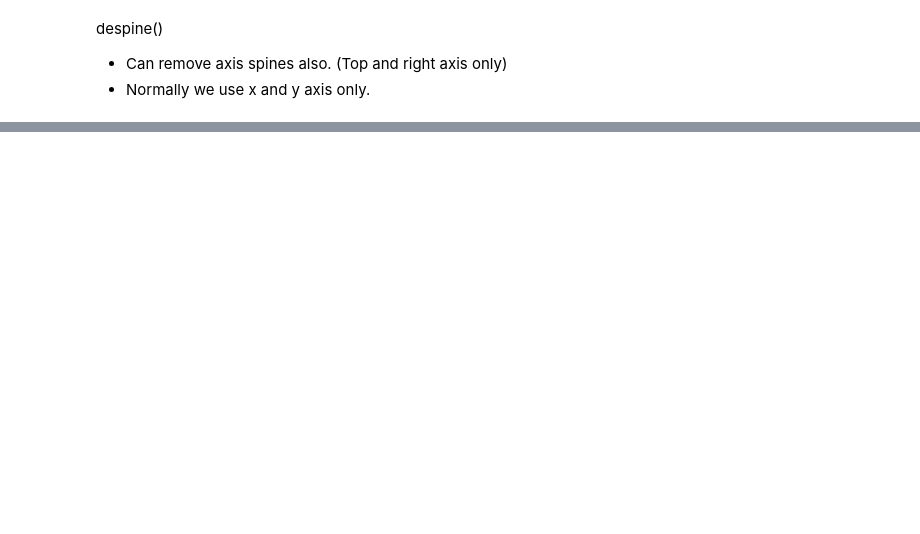
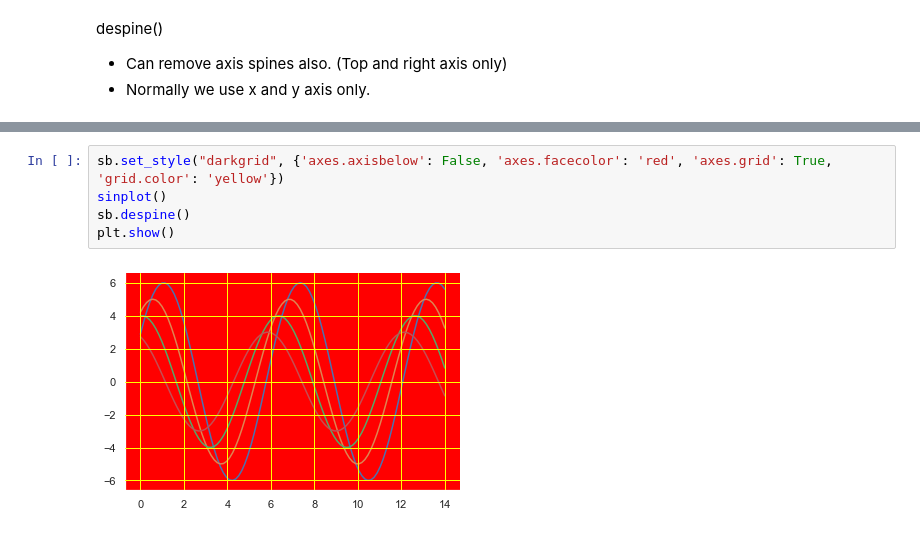
Before and after one commit to ApurbaKumarMajumder/Machine-Learning, a Jupyter notebook: seaborn_tutorial.ipynb, the cells around one changed output, grey strips where cells are left out. Cells and saved outputs as stored; diff of their text form; blank space fills up the shorter version.

```diff
--- a/seaborn_tutorial.ipynb
+++ b/seaborn_tutorial.ipynb
@@ -151,0 +213,7 @@ plt.show()
+# %%
+sb.set_style("darkgrid", {'axes.axisbelow': False, 'axes.facecolor': 'red', 'axes.grid': True, 'grid.color': 'yellow'})
+sinplot()
+sb.despine()
+plt.show()
+# %% [output]
+[figure, added]
```
Also changed, not shown: parts of 9 cells of this notebook.
